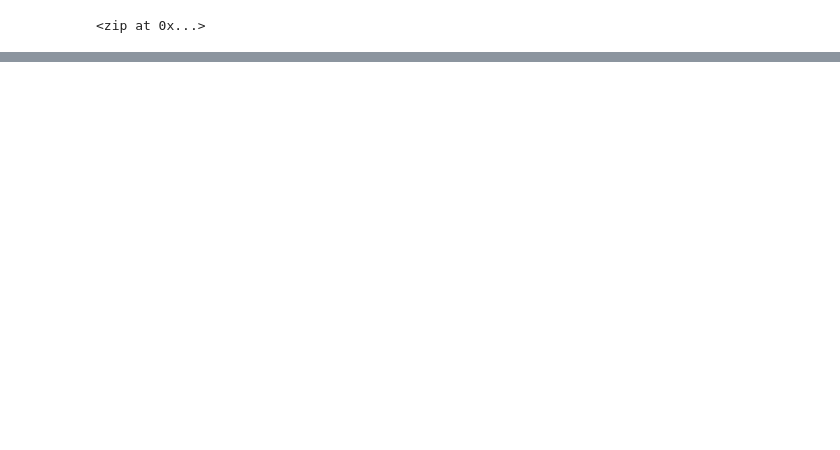
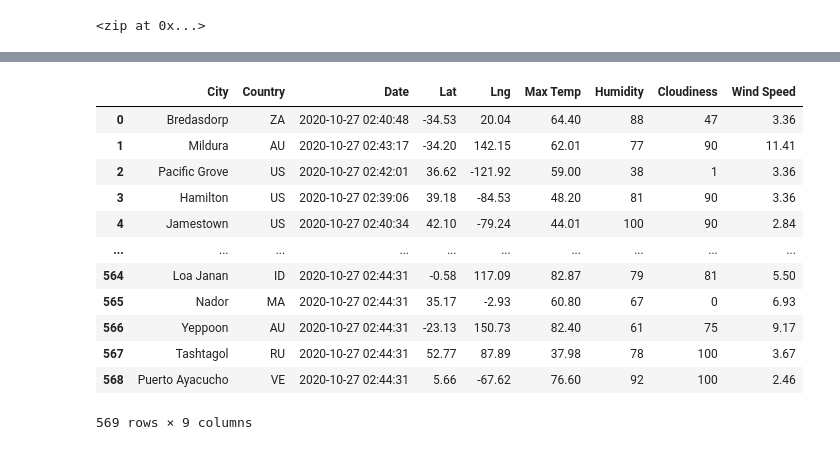
Before and after one commit to jbates2549/World_Weather_Analysis, a Jupyter notebook: WeatherPy.ipynb, the cells around one changed output, grey strips where cells are left out. Drawn from its saved outputs; the diff is of its cells as text; code cells hidden in the pictures; blank space fills up the shorter version.

```diff
--- a/WeatherPy.ipynb
+++ b/WeatherPy.ipynb
@@ -31,0 +41,10 @@ len(cities)
+# %%
+# Create an empty list to hold the weather data.
+city_data = []
+# Print the beginning of the logging.
+print("Beginning Data Retrieval     ")
+print("-----------------------------")
+
+# Create counters.
+record_count = 1
+set_count = 1
@@ -31,0 +54,4 @@ len(cities)
+# %%
+# Starting URL for Weather Map API Call.
+url = "http://api.openweathermap.org/data/2.5/weather?units=Imperial&APPID=" + weather_api_key
+print(url)
@@ -31,0 +60,10 @@ len(cities)
+# %%
+# Loop through all the cities in our list.
+for i in range(len(cities)):
+
+    # Group cities in sets of 50 for logging purposes.
+    if (i % 50 == 0 and i >= 50):
+        set_count += 1
+        record_count = 1
+    # Create endpoint URL with each city.
+    city_url = url + "&q=" + "i"
@@ -31,0 +137,4 @@ len(cities)
+# %%
+# Convert the array of dictionaries to a Pandas DataFrame.
+city_data_df = pd.DataFrame(city_data)
+city_data_df.head(10)
@@ -31,0 +153,18 @@ len(cities)
+# %%
+new_column_order = ["City", "Country", "Date", "Lat", "Lng", "Max Temp", "Humidity", "Cloudiness", "Wind Speed"]
+city_data_df = city_data_df[new_column_order]
+city_data_df
+# %% [output]
+|  | City | Country | Date | Lat | Lng | Max Temp | Humidity | Cloudiness | Wind Speed |
+| 0 | Bredasdorp | ZA | 2020-10-27 02:40:48 | -34.53 | 20.04 | 64.40 | 88 | 47 | 3.36 |
+| 1 | Mildura | AU | 2020-10-27 02:43:17 | -34.20 | 142.15 | 62.01 | 77 | 90 | 11.41 |
+| 2 | Pacific Grove | US | 2020-10-27 02:42:01 | 36.62 | -121.92 | 59.00 | 38 | 1 | 3.36 |
+| 3 | Hamilton | US | 2020-10-27 02:39:06 | 39.18 | -84.53 | 48.20 | 81 | 90 | 3.36 |
+| 4 | Jamestown | US | 2020-10-27 02:40:34 | 42.10 | -79.24 | 44.01 | 100 | 90 | 2.84 |
+| ... | ... | ... | ... | ... | ... | ... | ... | ... | ... |
+| 564 | Loa Janan | ID | 2020-10-27 02:44:31 | -0.58 | 117.09 | 82.87 | 79 | 81 | 5.50 |
+| 565 | Nador | MA | 2020-10-27 02:44:31 | 35.17 | -2.93 | 60.80 | 67 | 0 | 6.93 |
+| 566 | Yeppoon | AU | 2020-10-27 02:44:31 | -23.13 | 150.73 | 82.40 | 61 | 75 | 9.17 |
+| 567 | Tashtagol | RU | 2020-10-27 02:44:31 | 52.77 | 87.89 | 37.98 | 78 | 100 | 3.67 |
+| 568 | Puerto Ayacucho | VE | 2020-10-27 02:44:31 | 5.66 | -67.62 | 76.60 | 92 | 100 | 2.46 |
+569 rows × 9 columns
```
Also changed, not shown: parts of 7 cells of this notebook, 3 other files.
